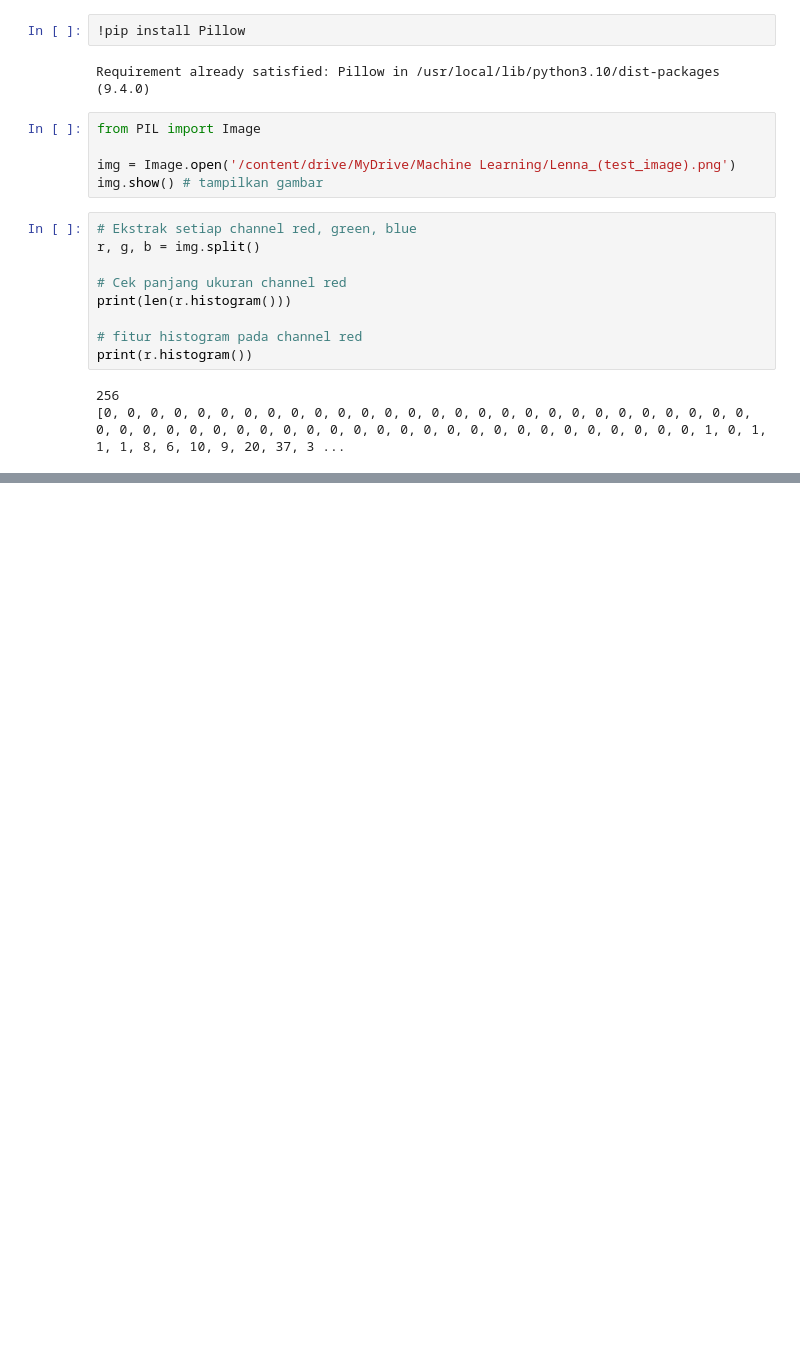
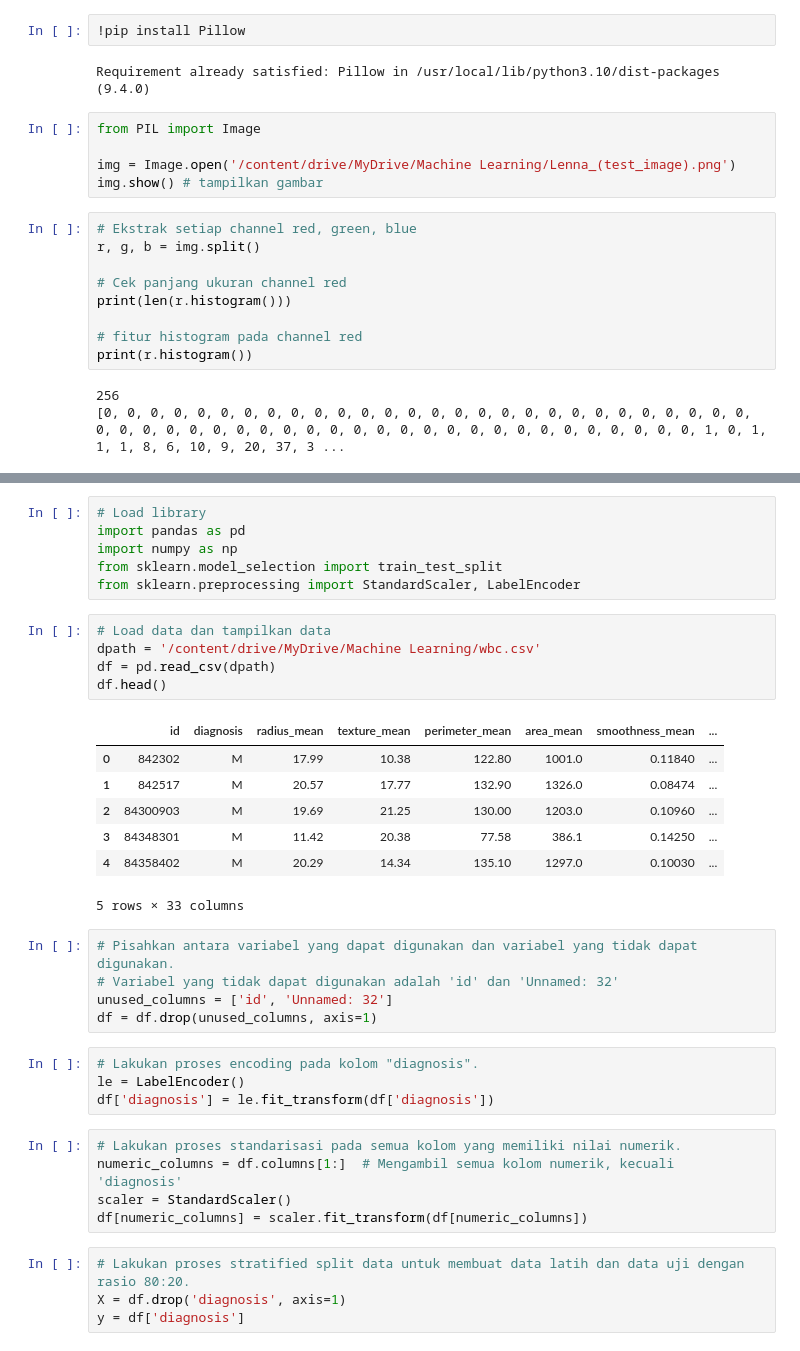
Before and after one commit to bintangsholu21/Pembelajaran-Mesin, a Jupyter notebook: Modul 2 - Feature Extraction.ipynb, the cells around one changed output, grey strips where cells are left out. Cells and saved outputs as stored; diff of their text form; blank space fills up the shorter version.

```diff
--- a/Modul 2 - Feature Extraction.ipynb
+++ b/Modul 2 - Feature Extraction.ipynb
@@ -401,0 +412,37 @@ print(r.histogram())
+# %%
+# Load library
+import pandas as pd
+import numpy as np
+from sklearn.model_selection import train_test_split
+from sklearn.preprocessing import StandardScaler, LabelEncoder
+# %%
+# Load data dan tampilkan data
+dpath = '/content/drive/MyDrive/Machine Learning/wbc.csv'
+df = pd.read_csv(dpath)
+df.head()
+# %% [output]
+|  | id | diagnosis | radius_mean | texture_mean | perimeter_mean | area_mean | smoothness_mean | ... |
+| 0 | 842302 | M | 17.99 | 10.38 | 122.80 | 1001.0 | 0.11840 | ... |
+| 1 | 842517 | M | 20.57 | 17.77 | 132.90 | 1326.0 | 0.08474 | ... |
+| 2 | 84300903 | M | 19.69 | 21.25 | 130.00 | 1203.0 | 0.10960 | ... |
+| 3 | 84348301 | M | 11.42 | 20.38 | 77.58 | 386.1 | 0.14250 | ... |
+| 4 | 84358402 | M | 20.29 | 14.34 | 135.10 | 1297.0 | 0.10030 | ... |
+5 rows × 33 columns
+# %%
+# Pisahkan antara variabel yang dapat digunakan dan variabel yang tidak dapat digunakan.
+# Variabel yang tidak dapat digunakan adalah 'id' dan 'Unnamed: 32'
+unused_columns = ['id', 'Unnamed: 32']
+df = df.drop(unused_columns, axis=1)
+# %%
+# Lakukan proses encoding pada kolom "diagnosis".
+le = LabelEncoder()
+df['diagnosis'] = le.fit_transform(df['diagnosis'])
+# %%
+# Lakukan proses standarisasi pada semua kolom yang memiliki nilai numerik.
+numeric_columns = df.columns[1:]  # Mengambil semua kolom numerik, kecuali 'diagnosis'
+scaler = StandardScaler()
+df[numeric_columns] = scaler.fit_transform(df[numeric_columns])
+# %%
+# Lakukan proses stratified split data untuk membuat data latih dan data uji dengan rasio 80:20.
+X = df.drop('diagnosis', axis=1)
+y = df['diagnosis']
```
Also changed, not shown: parts of 2 cells of this notebook.
